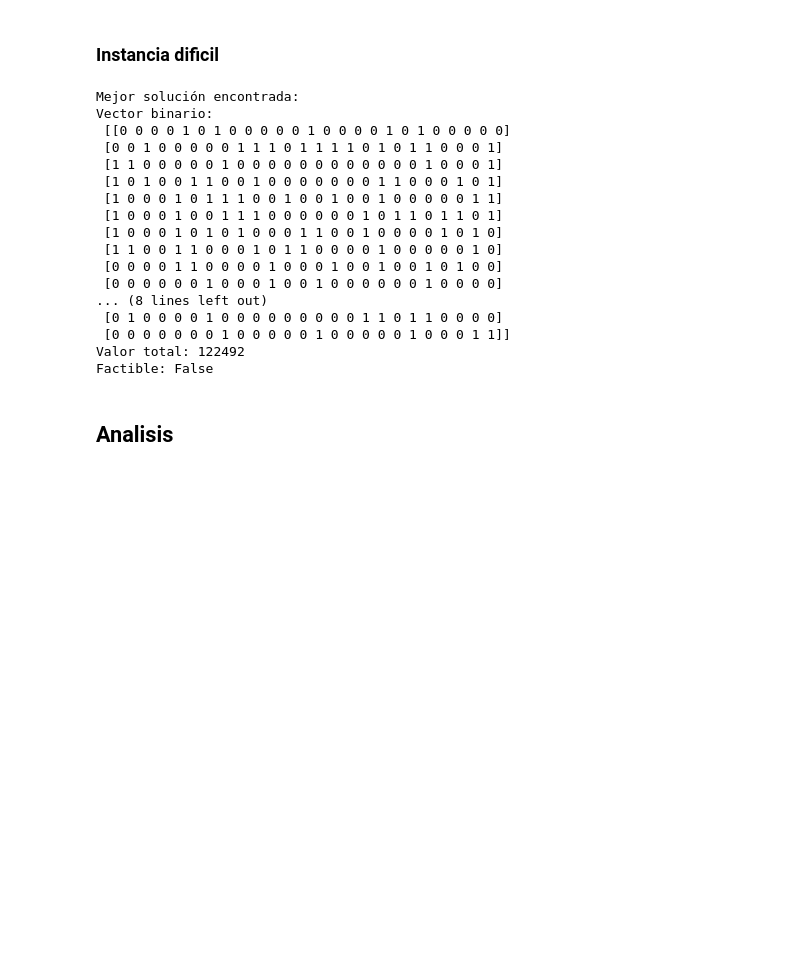
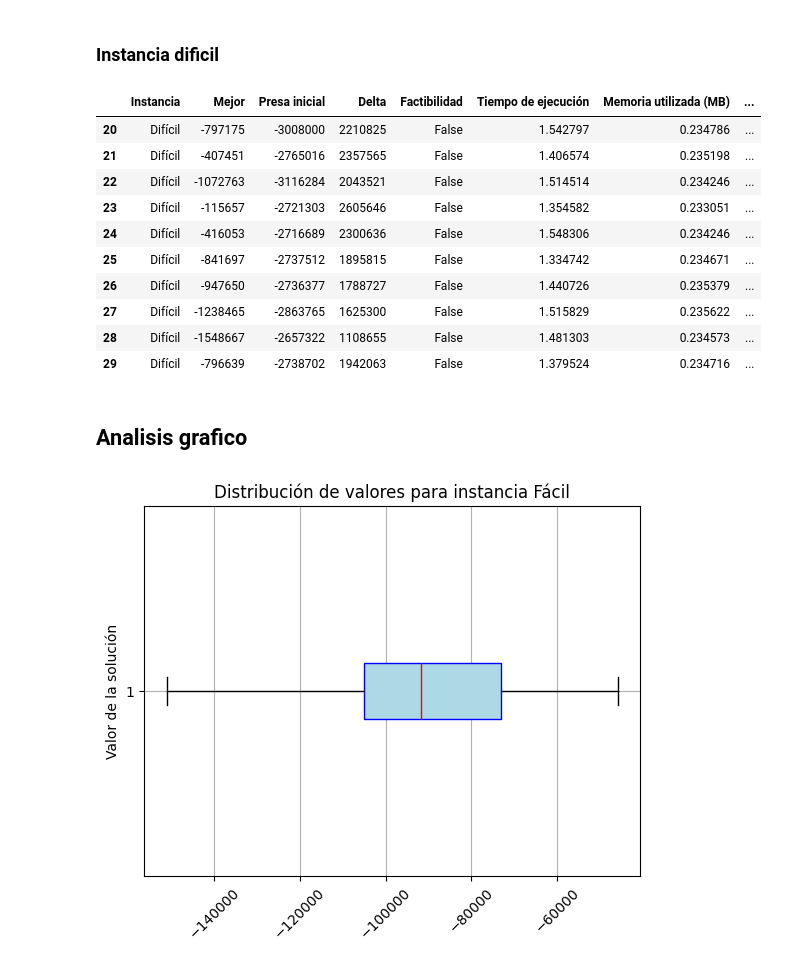
Before and after one commit to Doctorjellybeans/Optimizaci-n-de-MKP-con-SHO, a Jupyter notebook: Optimizacion_mkp_sho.ipynb, the cells around one changed output. Drawn from its saved outputs; the diff is of its cells as text; code cells hidden in the pictures; blank space fills up the shorter version.

Commit message:
Graficas de tiempo

```diff
--- a/Optimizacion_mkp_sho.ipynb
+++ b/Optimizacion_mkp_sho.ipynb
@@ -230,32 +330,29 @@ Factible: False
 # %% [markdown]
 ### Instancia dificil
 # %%
-# ejecutar la custion
-mejor_bin, mejor_valor, mejor_factible = sho_binario(valores_dificiles, pesos_dificiles, capacidades_dificiles,
-                                                    n_hienas=n_hienas, max_iter=max_iter)
-
-# Imprimir resultados
-print("Mejor solución encontrada:")
-print("Vector binario:\n", mejor_bin.reshape(20,25))
-print("Valor total:", np.dot(mejor_bin, valores_dificiles))
-print("Factible:", mejor_factible)
+df_dificiles
 # %% [output]
-Mejor solución encontrada:
-Vector binario:
- [[0 0 0 0 1 0 1 0 0 0 0 0 1 0 0 0 0 1 0 1 0 0 0 0 0]
- [0 0 1 0 0 0 0 0 1 1 1 0 1 1 1 1 0 1 0 1 1 0 0 0 1]
- [1 1 0 0 0 0 0 1 0 0 0 0 0 0 0 0 0 0 0 0 1 0 0 0 1]
- [1 0 1 0 0 1 1 0 0 1 0 0 0 0 0 0 0 1 1 0 0 0 1 0 1]
- [1 0 0 0 1 0 1 1 1 0 0 1 0 0 1 0 0 1 0 0 0 0 0 1 1]
- [1 0 0 0 1 0 0 1 1 1 0 0 0 0 0 0 1 0 1 1 0 1 1 0 1]
- [1 0 0 0 1 0 1 0 1 0 0 0 1 1 0 0 1 0 0 0 0 1 0 1 0]
- [1 1 0 0 1 1 0 0 0 1 0 1 1 0 0 0 0 1 0 0 0 0 0 1 0]
- [0 0 0 0 1 1 0 0 0 0 1 0 0 0 1 0 0 1 0 0 1 0 1 0 0]
- [0 0 0 0 0 0 1 0 0 0 1 0 0 1 0 0 0 0 0 0 1 0 0 0 0]
-... (8 lines left out)
- [0 1 0 0 0 0 1 0 0 0 0 0 0 0 0 0 1 1 0 1 1 0 0 0 0]
- [0 0 0 0 0 0 0 1 0 0 0 0 0 1 0 0 0 0 0 1 0 0 0 1 1]]
-Valor total: 122492
-Factible: False
+|  | Instancia | Mejor | Presa inicial | Delta | Factibilidad | Tiempo de ejecución | Memoria utilizada (MB) | ... |
+| 20 | Difícil | -797175 | -3008000 | 2210825 | False | 1.542797 | 0.234786 | ... |
+| 21 | Difícil | -407451 | -2765016 | 2357565 | False | 1.406574 | 0.235198 | ... |
+| 22 | Difícil | -1072763 | -3116284 | 2043521 | False | 1.514514 | 0.234246 | ... |
+| 23 | Difícil | -115657 | -2721303 | 2605646 | False | 1.354582 | 0.233051 | ... |
+| 24 | Difícil | -416053 | -2716689 | 2300636 | False | 1.548306 | 0.234246 | ... |
+| 25 | Difícil | -841697 | -2737512 | 1895815 | False | 1.334742 | 0.234671 | ... |
+| 26 | Difícil | -947650 | -2736377 | 1788727 | False | 1.440726 | 0.235379 | ... |
+| 27 | Difícil | -1238465 | -2863765 | 1625300 | False | 1.515829 | 0.235622 | ... |
+| 28 | Difícil | -1548667 | -2657322 | 1108655 | False | 1.481303 | 0.234573 | ... |
+| 29 | Difícil | -796639 | -2738702 | 1942063 | False | 1.379524 | 0.234716 | ... |
 # %% [markdown]
-## Analisis
+## Analisis grafico
+# %%
+valores_hienas_faciles = df_faciles.loc[1,"Valores de las presas"]
+
+plt.boxplot(valores_hienas_faciles, vert=False, patch_artist=True, boxprops=dict(facecolor='lightblue', color='blue'), medianprops=dict(color='red'))
+plt.title('Distribución de valores para instancia Fácil')
+plt.ylabel('Valor de la solución')
+plt.xticks(rotation=45)
+plt.grid(True)
+plt.show()
+# %% [output]
+[figure, added]
```
Also changed, not shown: parts of 12 cells of this notebook.
